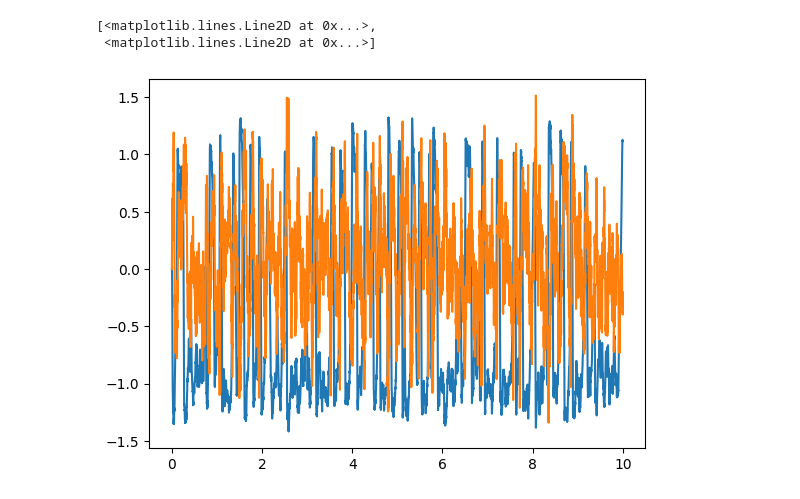
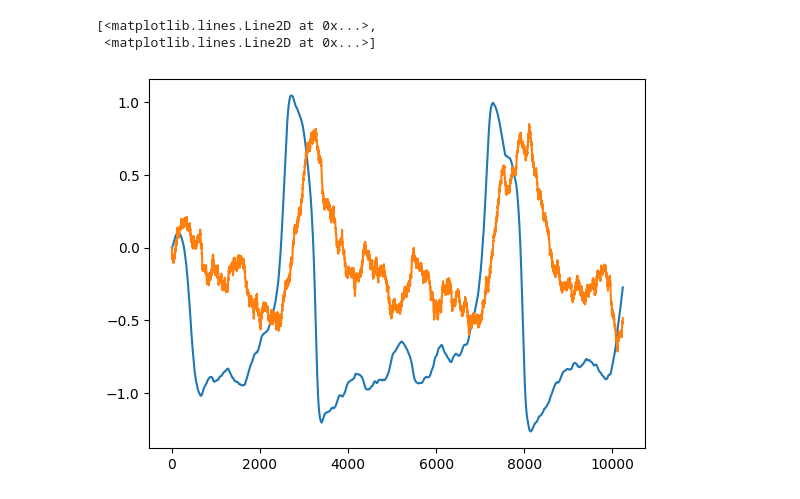
Before and after one commit to ylefay/bayesianSDEsolver, a Jupyter notebook: scripts/Untitled.ipynb, the cells around one changed output. Saved outputs shown, nothing was run; the diff lists cells and outputs as text; code cells hidden in the pictures.

```diff
--- a/scripts/Untitled.ipynb
+++ b/scripts/Untitled.ipynb
@@ -6,18 +6,17 @@ import numpy as np
 from sklearn.linear_model import LinearRegression
 # %%
 
+deltas = 1 / jnp.array([16,32, 64, 128, 256, 512, 1024])
+Ns = 1/deltas
+fineN = Ns**1.0
+Mdeltas = jnp.ones((len(deltas),)) * (Ns)**0.
+T = 10
+Ndeltas = T/deltas
 
-deltas = 1 / jnp.array([16, 32, 64, 128, 256, 512, 1024])
-Ns = 1 / deltas
-fineN = Ns
-Mdeltas = jnp.ones((len(deltas),)) * (Ns) ** 0.
-T = 10.0
-Ndeltas = T / deltas
 
 folder = "./"
 solver_name = "EKF0_SSM"
 problem_name = "FHN"
-
 prefix = f"{solver_name}_{problem_name}"
 for n in range(len(Ndeltas)):
     delta = deltas[n]
@@ -25,7 +24,7 @@ for n in range(len(Ndeltas)):
     M = int(Mdeltas[n])
     fine = int(fineN[n])
     paths_1 = jnp.load(f'{folder}/{prefix}_pathwise_sols_{N}_{M}.npy')
-    paths_2 = jnp.load(f'{folder}/EKF0_FHN_pathwise_sols2_{N}_{fine}.npy')[:10000]
+    paths_2 = jnp.load(f'{folder}/EKF0_FHN_pathwise_sols2_{N}_{fine}.npy')
     N = int(N)
     N += 1
     assert N == len(paths_1[0]) == len(paths_2[0])
@@ -53,9 +51,9 @@ for n in range(len(deltas)):
     M = int(Mdeltas[n])
     fine = int(fineN[n])
     paths_1 = jnp.load(f'{folder}/{prefix}_pathwise_sols_{N}_{M}.npy')
-    paths_2 = jnp.load(f'{folder}/EKF0_FHN_pathwise_sols2_{N}_{fine}.npy')[:10000]
+    paths_2 = jnp.load(f'{folder}/{prefix}_pathwise_sols2_{N}_{fine}.npy')
     #paths = jnp.load(f'{folder}/{prefix}_paths_{N}_{fine}.npy')
-    STRONG_GLOBAL_ERROR_P1P2 = jnp.max(jnp.mean(jnp.linalg.norm(paths_2 - paths_1, axis=-1), axis=0), axis=-1)
+    STRONG_GLOBAL_ERROR_P1P2 = jnp.mean(jnp.linalg.norm(paths_2 - paths_1, axis=-1), axis=0)[-1]
     STRONG_LOCAL_ERROR_P1P2 = jnp.mean(jnp.linalg.norm(paths_2[:, 1] - paths_1[:, 1], axis=-1), axis=0)
 
     MOMENT_P1 = WEAK_POLYNOMIAL(paths_1[...,jnp.newaxis])
@@ -145,6 +129,6 @@ Array([[ 0.00000000e+00,  0.00000000e+00],
 # %%
-plt.plot(ts, paths_1[0])
+plt.plot(paths_1[10])
 # %% [output]
 [<matplotlib.lines.Line2D at 0x...>,
  <matplotlib.lines.Line2D at 0x...>]
-[figure, old version]
+[figure, new version]
```
Also changed, not shown: parts of 16 cells of this notebook, 7 other files.
